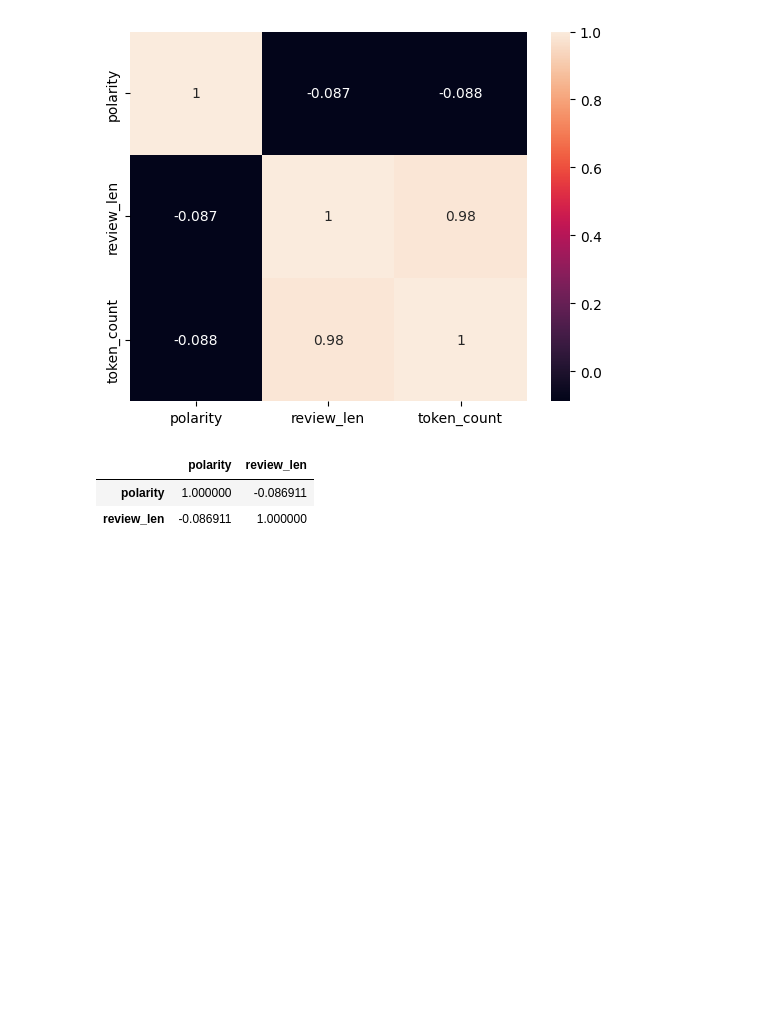
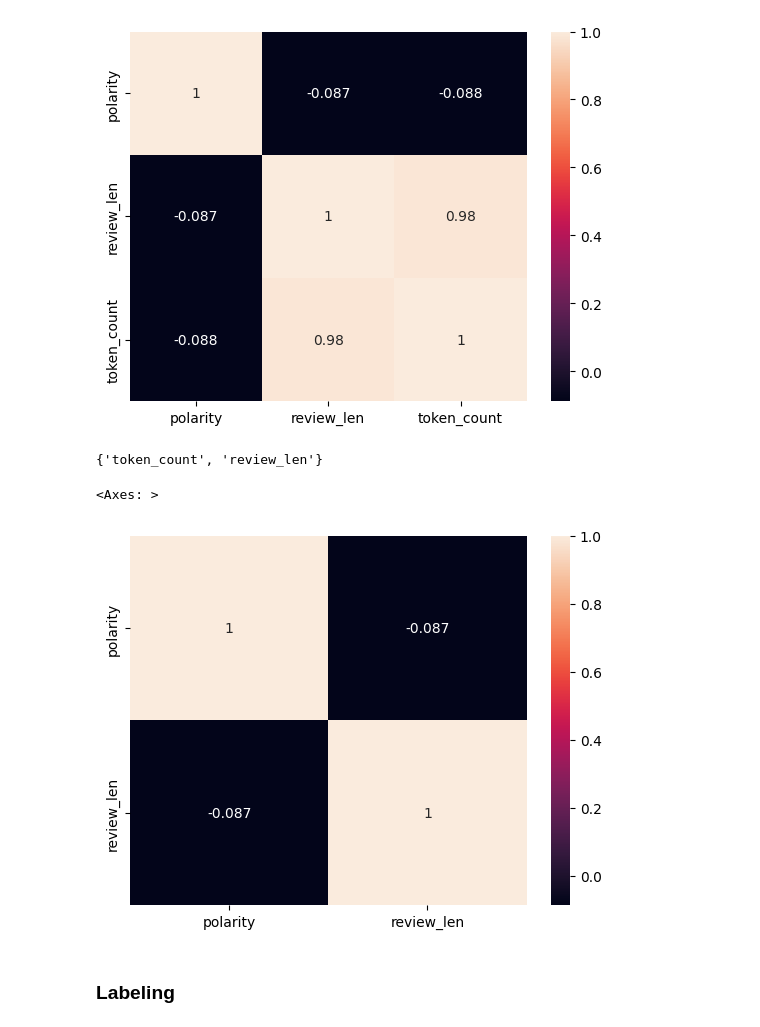
Before and after one commit to shamss778/Sentiment-Analysis-On-Dabchy-Reviews, a Jupyter notebook: data_labeling.ipynb, the cells around one changed output. Drawn from its saved outputs; the diff is of its cells as text; code cells hidden in the pictures; blank space fills up the shorter version.

```diff
--- a/data_labeling.ipynb
+++ b/data_labeling.ipynb
@@ -201,4 +196,14 @@ sns.heatmap(X.corr(),annot =True)
 # %% [output]
 <Axes: >
 [figure]
+# %%
+set1 =set()
+cor = X.corr()
+for i in cor.columns:
+    for j in cor.columns:
+        if cor[i][j]>0.8 and i!=j:
+            set1.add(i)
+print(set1)
+# %% [output]
+{'token_count', 'review_len'}
 # %%
@@ -206,6 +211,7 @@ X = X.drop(labels = ['token_count'],axis = 1)
-# %%
-X.corr()
-# %% [output]
-|  | polarity | review_len |
-| polarity | 1.000000 | -0.086911 |
-| review_len | -0.086911 | 1.000000 |
+# %%
+sns.heatmap(X.corr(),annot =True)
+# %% [output]
+<Axes: >
+[figure, added]
+# %% [markdown]
+### Labeling
```
Also changed, not shown: parts of 7 cells of this notebook, 1 other file.
